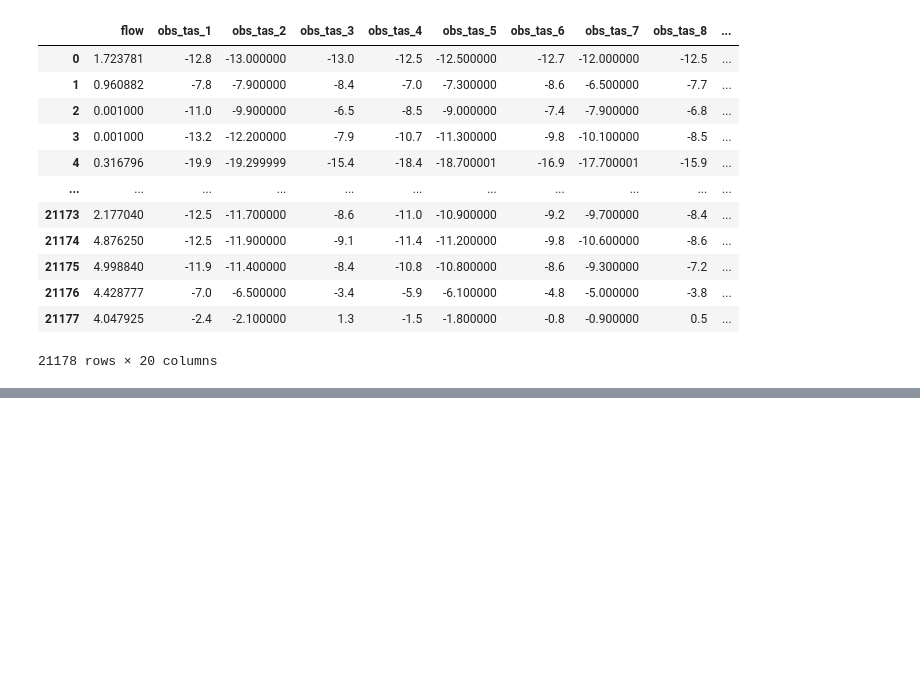
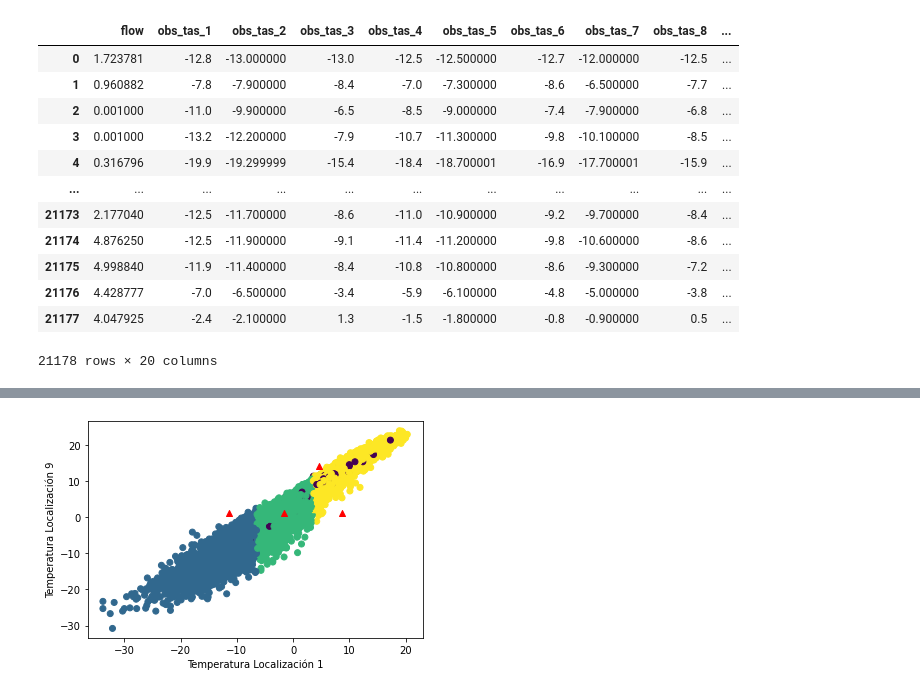
Before and after one commit to Jairo22EnriqueTec/CienciaDatosTopologia, a Jupyter notebook: 01-Clustering.ipynb, the cells around one changed output, grey strips where cells are left out. Saved outputs shown, nothing was run; the diff lists cells and outputs as text; code cells hidden in the pictures; blank space fills up the shorter version.

```diff
--- a/01-Clustering.ipynb
+++ b/01-Clustering.ipynb
@@ -147,0 +166,9 @@ plt.show()
+# %%
+plt.scatter(all_obs.iloc[:,0],all_obs.iloc[:,8],c = kmeans.labels_)
+centers = kmeans.cluster_centers_
+plt.scatter(centers[:,0],centers[:,1],marker = '^', c = 'r')
+plt.xlabel("Temperatura Localización 1")
+plt.ylabel("Temperatura Localización 9")
+plt.show()
+# %% [output]
+[figure, added]
```
Also changed, not shown: parts of 10 cells of this notebook.
